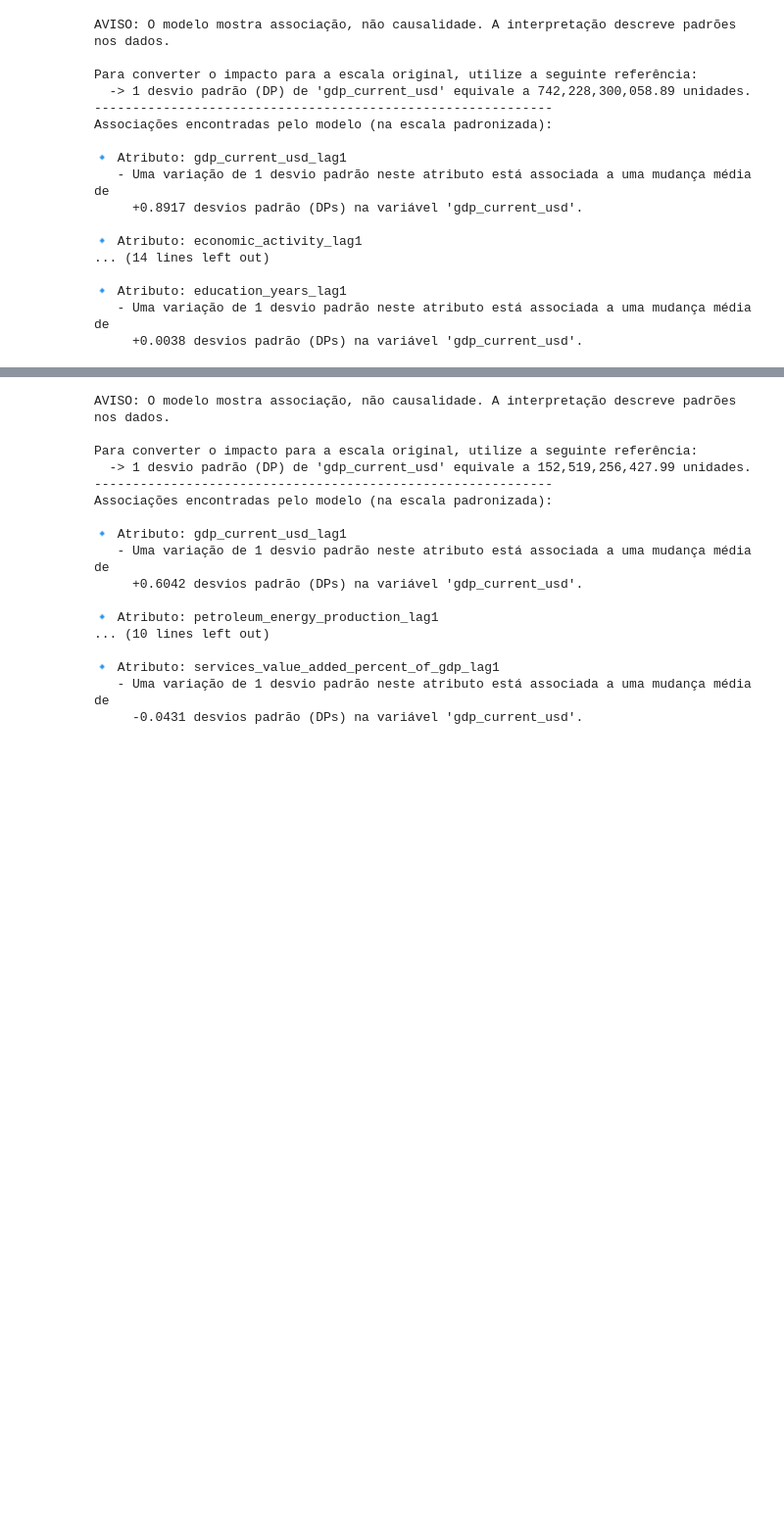
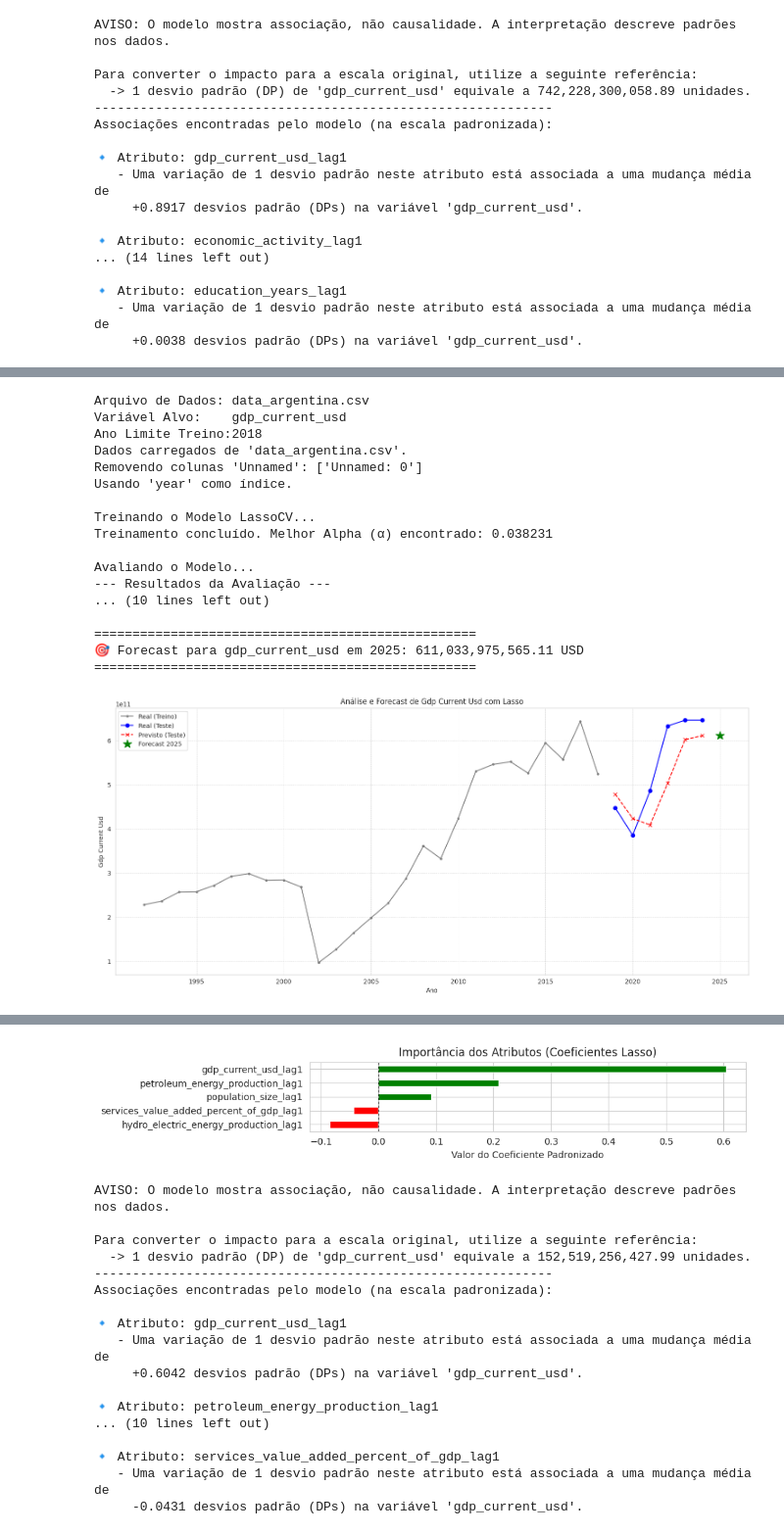
Before and after one commit to ptonso/ml-macro, a Jupyter notebook: lag_regression.ipynb, the cells around one changed output, grey strips where cells are left out. Shown at 98% size. Cells and saved outputs as stored; diff of their text form; code cells hidden in the pictures; blank space fills up the shorter version.

```diff
--- a/lag_regression.ipynb
+++ b/lag_regression.ipynb
@@ -760,0 +886,76 @@ hydro_electric_energy_production_lag1      -0.0853
+# %%
+# --- Seus Parâmetros ---
+FILE_PATH = 'data_argentina.csv'
+TARGET_VARIABLE = 'gdp_current_usd'
+TRAIN_LIMIT_YEAR = 2018
+LASSO_PARAMS = {'cv': 5, 'max_iter': 100000, 'n_jobs': -1, 'tol': 0.001, 'n_alphas': 10000}
+
+print(f"Arquivo de Dados: {FILE_PATH}")
+print(f"Variável Alvo:    {TARGET_VARIABLE}")
+print(f"Ano Limite Treino:{TRAIN_LIMIT_YEAR}")
+
+# --- Seu Workflow ---
+
+# 1. Carregar e preparar dados
+# Supondo que seu arquivo CSV está disponível
+data = mml.load_and_prepare_data(FILE_PATH)
+X, y = mml.engineer_features(data, TARGET_VARIABLE)
+
+# 2. Divisão e Normalização
+(X_train_s, X_test_s, y_train_s, y_test_s,
+ y_train, y_test, x_scaler, y_scaler) = mml.split_and_scale_data(X, y, TRAIN_LIMIT_YEAR)
+
+# 3. Treinamento
+model = mml.train_lasso_model(X_train_s, y_train_s, **LASSO_PARAMS)
+
+# 4. Avaliação
+y_pred_teste, metrics = mml.evaluate_model(model, X_test_s, y_test, y_test_s, y_scaler)
+
+# Usamos o modelo treinado e os scalers para prever o futuro.
+# A função usará o dataframe 'data' completo para pegar os valores de 2024.
+previsao_2025 = mml.predict_future(
+    model=model,
+    df_original=data,
+    x_scaler=x_scaler,
+    y_scaler=y_scaler,
+    feature_names=X.columns,
+    future_year=2025
+)
+
+print("\n" + "="*50)
+print(f"🎯 Forecast para {TARGET_VARIABLE} em 2025: {previsao_2025:,.2f} USD")
+print("="*50 + "\n")
+
+# 6. ✨ NOVA ETAPA: VISUALIZAÇÃO COMPLETA ✨
+# Usamos a nova função para plotar o histórico, a avaliação e o forecast.
+mml.plot_with_future_prediction(
+    y_train=y_train,
+    y_test=y_test,
+    y_pred_test=y_pred_teste,
+    future_year=2025,
+    future_pred=previsao_2025,
+    target_variable=TARGET_VARIABLE
+)
+
+# 7. Análise de Coeficientes (como você já tinha)
+mml.display_coefficients(model, X.columns)
+mml.plot_coefficients(model, X.columns)
+# %% [output]
+Arquivo de Dados: data_argentina.csv
+Variável Alvo:    gdp_current_usd
+Ano Limite Treino:2018
+Dados carregados de 'data_argentina.csv'.
+Removendo colunas 'Unnamed': ['Unnamed: 0']
+Usando 'year' como índice.
+
+Treinando o Modelo LassoCV...
+Treinamento concluído. Melhor Alpha (α) encontrado: 0.038231
+
+Avaliando o Modelo...
+--- Resultados da Avaliação ---
+... (10 lines left out)
+
+==================================================
+🎯 Forecast para gdp_current_usd em 2025: 611,033,975,565.11 USD
+==================================================
+[figure, added]
@@ -761,3 +968,4 @@ hydro_electric_energy_production_lag1      -0.0853
+[figure, added]
 # %%
 mml.explain_coefficients(model, X.columns, TARGET_VARIABLE, x_scaler, y_scaler)
 # %% [output]
```
Also changed, not shown: parts of 9 cells of this notebook, 3 other files.
